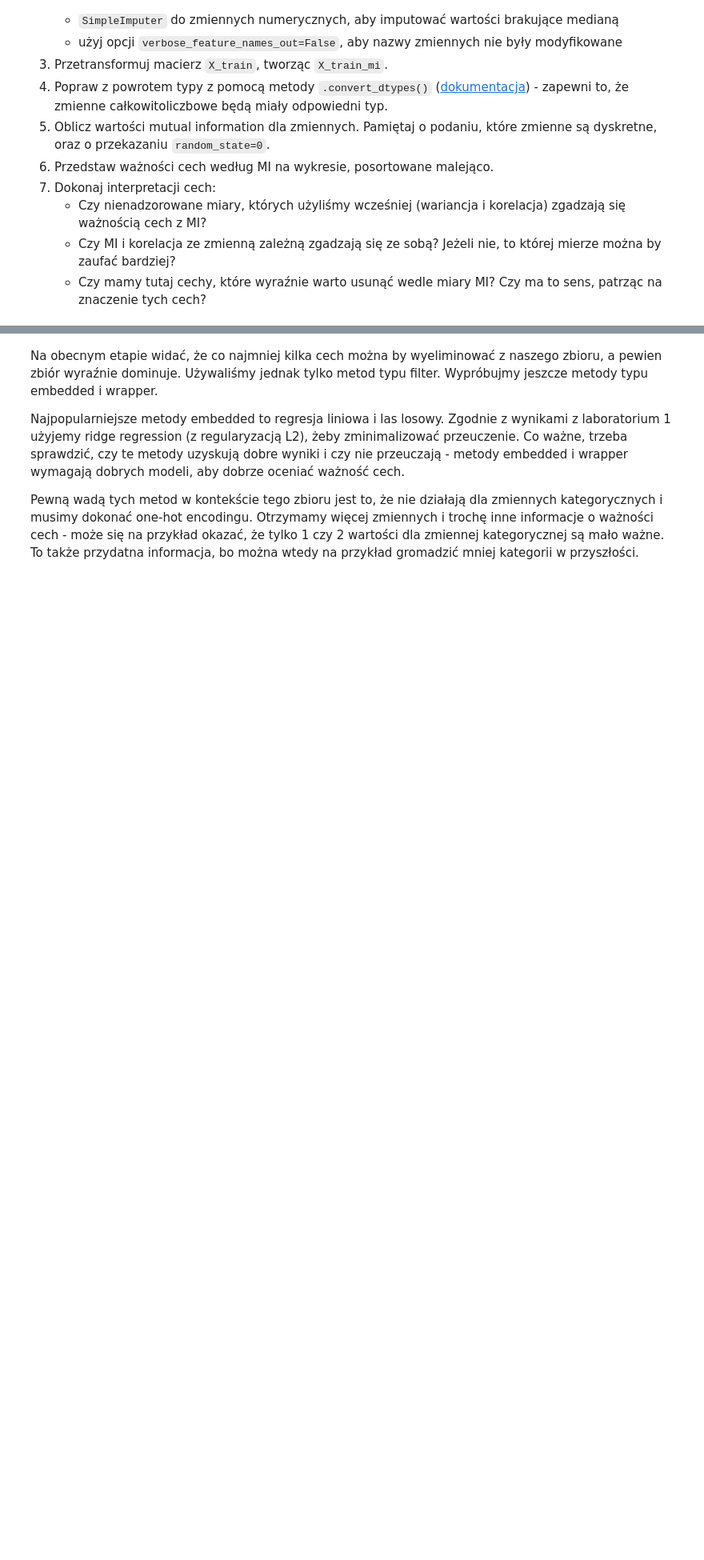
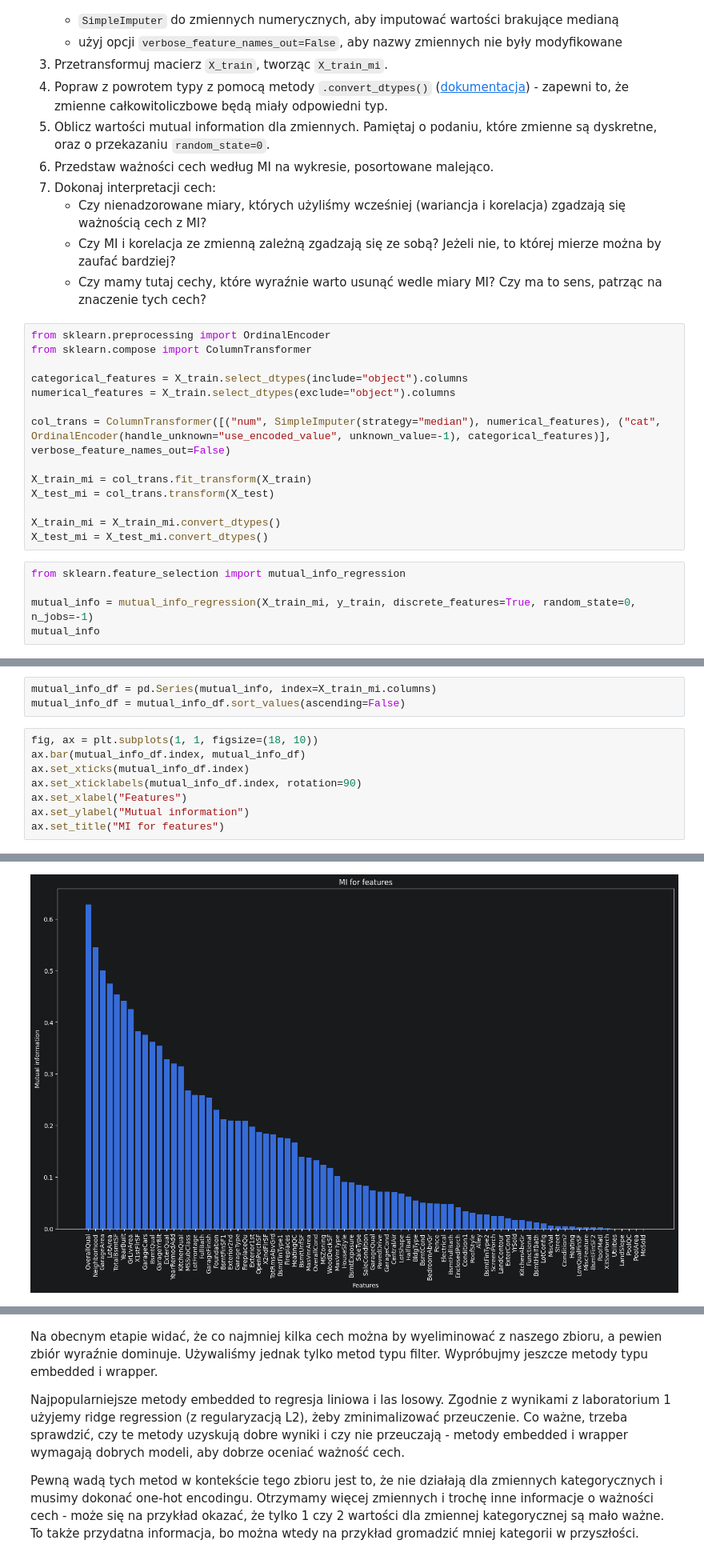
Before and after one commit to krzysztof-kopel/podstawy-uczenia-maszynowego, a Jupyter notebook: lab6/notebook.ipynb, the cells around one changed output, grey strips where cells are left out. Shown at 80% size. Drawn from its saved outputs; the diff is of its cells as text; blank space fills up the shorter version.

```diff
--- a/lab6/notebook.ipynb
+++ b/lab6/notebook.ipynb
@@ -392,3 +432,22 @@ Mamy jednak problem - na wejściu mamy zmienne dyskretne, które zamieniliśmy n
    - Czy nienadzorowane miary, których użyliśmy wcześniej (wariancja i korelacja) zgadzają się ważnością cech z MI?
    - Czy MI i korelacja ze zmienną zależną zgadzają się ze sobą? Jeżeli nie, to której mierze można by zaufać bardziej?
    - Czy mamy tutaj cechy, które wyraźnie warto usunąć wedle miary MI? Czy ma to sens, patrząc na znaczenie tych cech?
+# %%
+from sklearn.preprocessing import OrdinalEncoder
+from sklearn.compose import ColumnTransformer
+
+categorical_features = X_train.select_dtypes(include="object").columns
+numerical_features = X_train.select_dtypes(exclude="object").columns
+
+col_trans = ColumnTransformer([("num", SimpleImputer(strategy="median"), numerical_features), ("cat", OrdinalEncoder(handle_unknown="use_encoded_value", unknown_value=-1), categorical_features)], verbose_feature_names_out=False)
+
+X_train_mi = col_trans.fit_transform(X_train)
+X_test_mi = col_trans.transform(X_test)
+
+X_train_mi = X_train_mi.convert_dtypes()
+X_test_mi = X_test_mi.convert_dtypes()
+# %%
+from sklearn.feature_selection import mutual_info_regression
+
+mutual_info = mutual_info_regression(X_train_mi, y_train, discrete_features=True, random_state=0, n_jobs=-1)
+mutual_info
@@ -394,0 +475,12 @@ Mamy jednak problem - na wejściu mamy zmienne dyskretne, które zamieniliśmy n
+# %%
+mutual_info_df = pd.Series(mutual_info, index=X_train_mi.columns)
+mutual_info_df = mutual_info_df.sort_values(ascending=False)
+# %%
+fig, ax = plt.subplots(1, 1, figsize=(18, 10))
+ax.bar(mutual_info_df.index, mutual_info_df)
+ax.set_xticks(mutual_info_df.index)
+ax.set_xticklabels(mutual_info_df.index, rotation=90)
+ax.set_xlabel("Features")
+ax.set_ylabel("Mutual information")
+ax.set_title("MI for features")
+# %% [output]
@@ -394,0 +488 @@ Mamy jednak problem - na wejściu mamy zmienne dyskretne, które zamieniliśmy n
+[figure, added]
```
Also changed, not shown: parts of 11 cells of this notebook.
